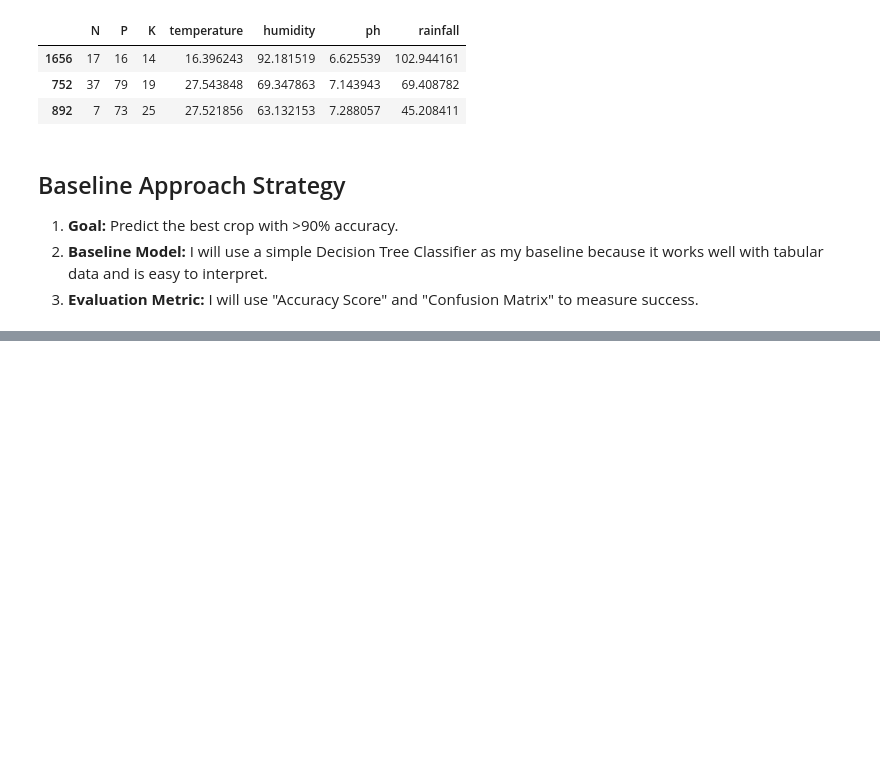
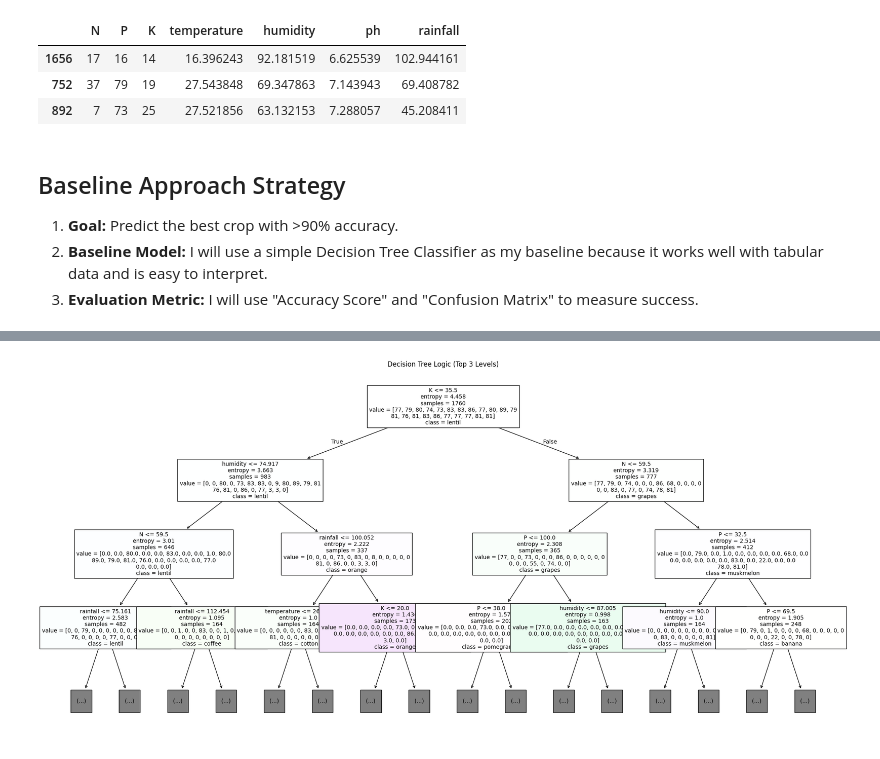
Before and after one commit to shahzaibkhanniazi-dot/Smart_Crop_Recommendation_System, a Jupyter notebook: Week1_Data_Preprocessing_ipynb_.ipynb, the cells around one changed output, grey strips where cells are left out. Cells and saved outputs as stored; diff of their text form; code cells hidden in the pictures; blank space fills up the shorter version.

```diff
--- a/Week1_Data_Preprocessing_ipynb_.ipynb
+++ b/Week1_Data_Preprocessing_ipynb_.ipynb
@@ -98,0 +146,19 @@ First 3 rows of Training Data:
+# %%
+from sklearn.tree import plot_tree
+import matplotlib.pyplot as plt
+
+# Increase figure size significantly
+plt.figure(figsize=(25, 12))
+
+plot_tree(dt_model,
+          feature_names=X.columns,
+          class_names=dt_model.classes_,
+          filled=True,
+          fontsize=10,
+          max_depth=3) # <--- THIS IS THE KEY FIX
+
+plt.title("Decision Tree Logic (Top 3 Levels)")
+plt.savefig('decision_tree_visual_clean.png', dpi=300)
+plt.show()
+# %% [output]
+[figure, added]
```
Also changed, not shown: parts of 1 cell of this notebook.
